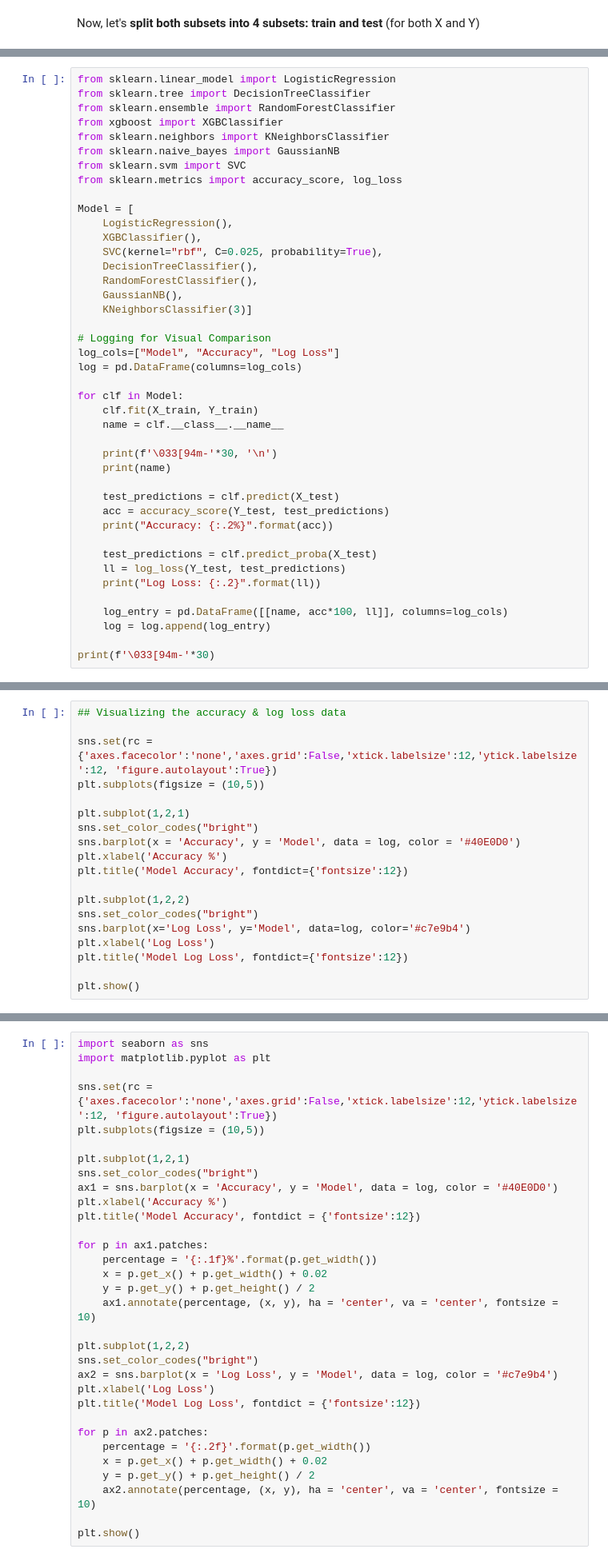
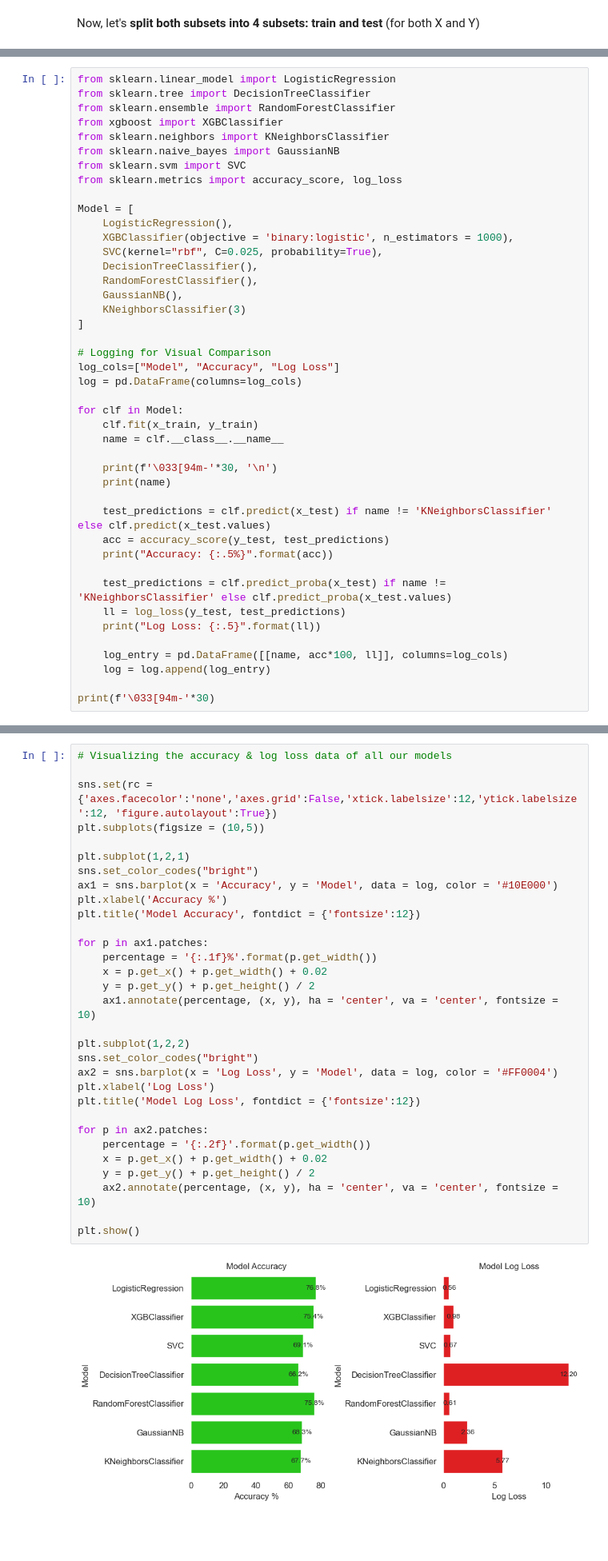
Before and after one commit to ErnieSumoso/data-analysis, a Jupyter notebook: 11-Students-academic-success-or-dropout-predictive-analysis.ipynb, the cells around one changed output, grey strips where cells are left out. Shown at 80% size. Drawn from its saved outputs; the diff is of its cells as text; blank space fills up the shorter version.

Commit message:
upd: student academic success prediction v.4

```diff
--- a/11-Students-academic-success-or-dropout-predictive-analysis.ipynb
+++ b/11-Students-academic-success-or-dropout-predictive-analysis.ipynb
@@ -1012,31 +1092,32 @@ from sklearn.metrics import accuracy_score, log_loss
 
 Model = [
     LogisticRegression(),
-    XGBClassifier(),
+    XGBClassifier(objective = 'binary:logistic', n_estimators = 1000),
     SVC(kernel="rbf", C=0.025, probability=True),
     DecisionTreeClassifier(),
     RandomForestClassifier(),
     GaussianNB(),
-    KNeighborsClassifier(3)]
+    KNeighborsClassifier(3)
+]
 
 # Logging for Visual Comparison
 log_cols=["Model", "Accuracy", "Log Loss"]
 log = pd.DataFrame(columns=log_cols)
 
 for clf in Model:
-    clf.fit(X_train, Y_train)
+    clf.fit(x_train, y_train)
     name = clf.__class__.__name__
 
     print(f'\033[94m-'*30, '\n')
     print(name)
 
-    test_predictions = clf.predict(X_test)
-    acc = accuracy_score(Y_test, test_predictions)
-    print("Accuracy: {:.2%}".format(acc))
+    test_predictions = clf.predict(x_test) if name != 'KNeighborsClassifier' else clf.predict(x_test.values)
+    acc = accuracy_score(y_test, test_predictions)
+    print("Accuracy: {:.5%}".format(acc))
 
-    test_predictions = clf.predict_proba(X_test)
-    ll = log_loss(Y_test, test_predictions)
-    print("Log Loss: {:.2}".format(ll))
+    test_predictions = clf.predict_proba(x_test) if name != 'KNeighborsClassifier' else clf.predict_proba(x_test.values)
+    ll = log_loss(y_test, test_predictions)
+    print("Log Loss: {:.5}".format(ll))
 
     log_entry = pd.DataFrame([[name, acc*100, ll]], columns=log_cols)
     log = log.append(log_entry)
@@ -1045,19 +1143,0 @@ print(f'\033[94m-'*30)
-# %%
-## Visualizing the accuracy & log loss data
-
-sns.set(rc = {'axes.facecolor':'none','axes.grid':False,'xtick.labelsize':12,'ytick.labelsize':12, 'figure.autolayout':True})
-plt.subplots(figsize = (10,5))
-
-plt.subplot(1,2,1)
-sns.set_color_codes("bright")
-sns.barplot(x = 'Accuracy', y = 'Model', data = log, color = '#40E0D0')
-plt.xlabel('Accuracy %')
-plt.title('Model Accuracy', fontdict={'fontsize':12})
-
-plt.subplot(1,2,2)
-sns.set_color_codes("bright")
-sns.barplot(x='Log Loss', y='Model', data=log, color='#c7e9b4')
-plt.xlabel('Log Loss')
-plt.title('Model Log Loss', fontdict={'fontsize':12})
-
-plt.show()
@@ -1064,32 +1147,33 @@ plt.show()
 # %%
-import seaborn as sns
-import matplotlib.pyplot as plt
+# Visualizing the accuracy & log loss data of all our models
 
 sns.set(rc = {'axes.facecolor':'none','axes.grid':False,'xtick.labelsize':12,'ytick.labelsize':12, 'figure.autolayout':True})
 plt.subplots(figsize = (10,5))
 
 plt.subplot(1,2,1)
 sns.set_color_codes("bright")
-ax1 = sns.barplot(x = 'Accuracy', y = 'Model', data = log, color = '#40E0D0')
+ax1 = sns.barplot(x = 'Accuracy', y = 'Model', data = log, color = '#10E000')
 plt.xlabel('Accuracy %')
 plt.title('Model Accuracy', fontdict = {'fontsize':12})
 
 for p in ax1.patches:
     percentage = '{:.1f}%'.format(p.get_width())
     x = p.get_x() + p.get_width() + 0.02
     y = p.get_y() + p.get_height() / 2
     ax1.annotate(percentage, (x, y), ha = 'center', va = 'center', fontsize = 10)
 
 plt.subplot(1,2,2)
 sns.set_color_codes("bright")
-ax2 = sns.barplot(x = 'Log Loss', y = 'Model', data = log, color = '#c7e9b4')
+ax2 = sns.barplot(x = 'Log Loss', y = 'Model', data = log, color = '#FF0004')
 plt.xlabel('Log Loss')
 plt.title('Model Log Loss', fontdict = {'fontsize':12})
 
 for p in ax2.patches:
     percentage = '{:.2f}'.format(p.get_width())
     x = p.get_x() + p.get_width() + 0.02
     y = p.get_y() + p.get_height() / 2
     ax2.annotate(percentage, (x, y), ha = 'center', va = 'center', fontsize = 10)
 
 plt.show()
+# %% [output]
+[figure, added]
```
Also changed, not shown: parts of 42 cells of this notebook.
